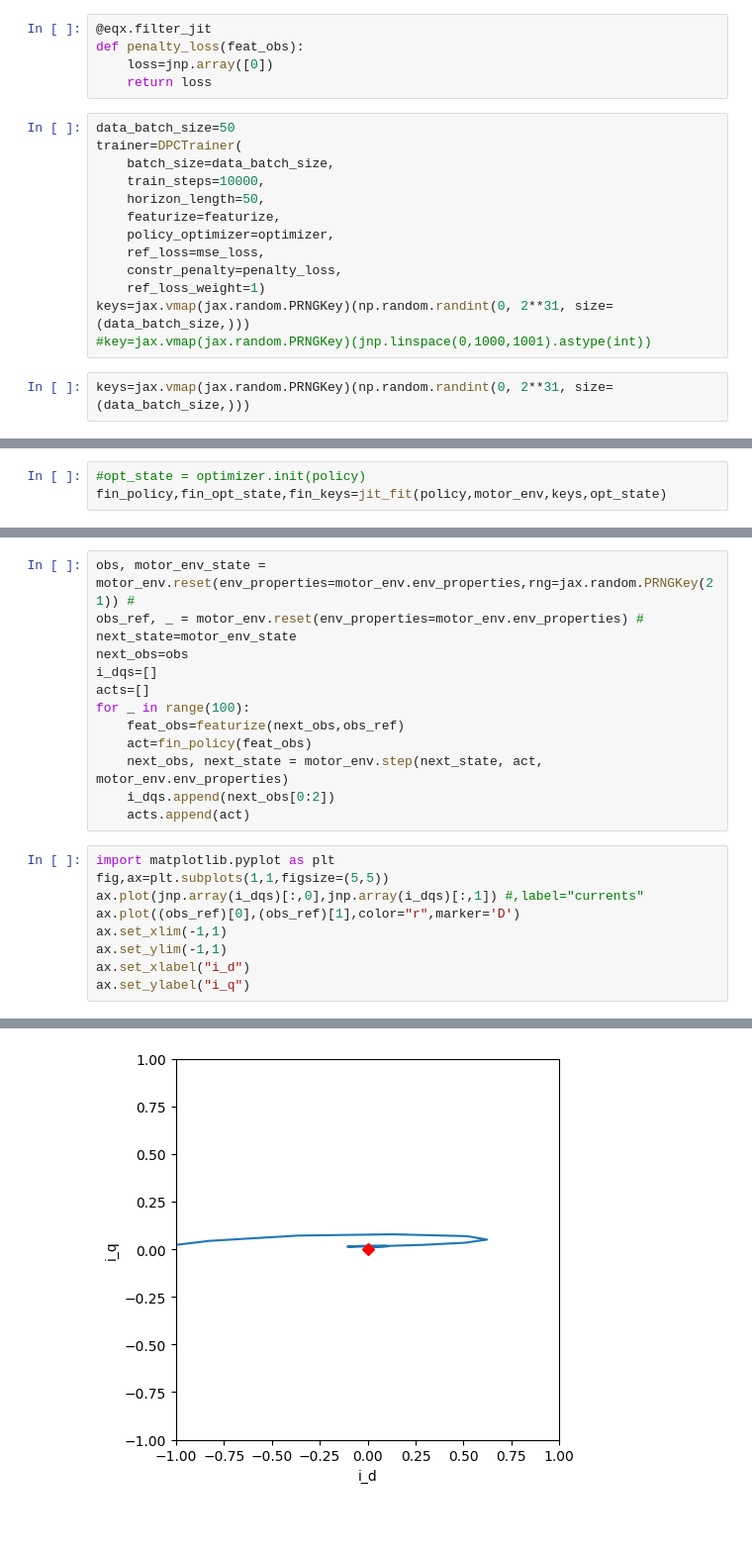
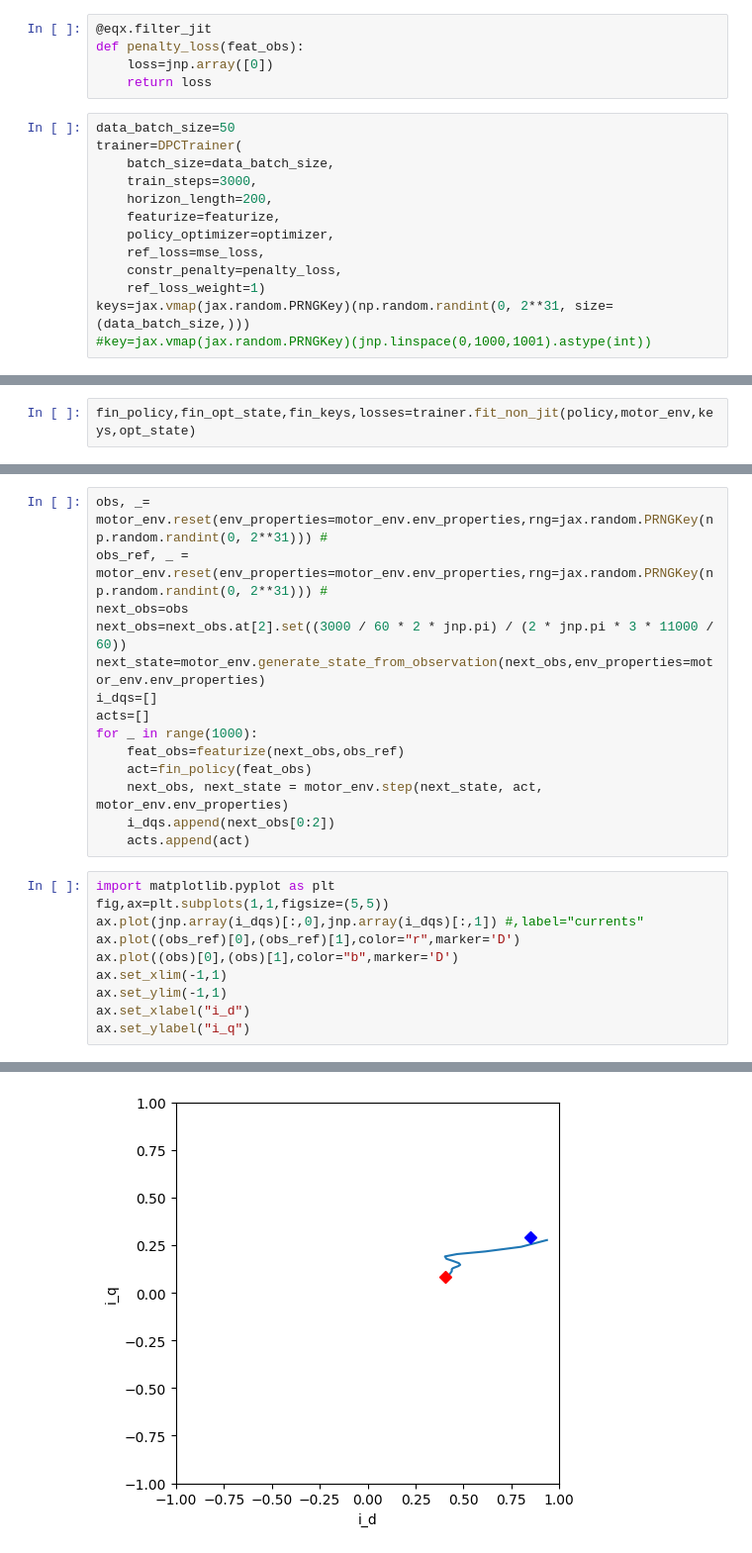
Before and after one commit to OliverSchw/dpc_project, a Jupyter notebook: dpc_control.ipynb, the cells around one changed output, grey strips where cells are left out. Shown at 99% size. Drawn from its saved outputs; the diff is of its cells as text; blank space fills up the shorter version.

Commit message:
added experiment with random init and ref for constant omega

```diff
--- a/dpc_control.ipynb
+++ b/dpc_control.ipynb
@@ -48,8 +46,8 @@ def penalty_loss(feat_obs):
 data_batch_size=50
 trainer=DPCTrainer(
     batch_size=data_batch_size,
-    train_steps=10000,
-    horizon_length=50,
+    train_steps=3000,
+    horizon_length=200,
     featurize=featurize,
     policy_optimizer=optimizer,
     ref_loss=mse_loss,
@@ -57,5 +55,3 @@ trainer=DPCTrainer(
     ref_loss_weight=1)
 keys=jax.vmap(jax.random.PRNGKey)(np.random.randint(0, 2**31, size=(data_batch_size,)))
 #key=jax.vmap(jax.random.PRNGKey)(jnp.linspace(0,1000,1001).astype(int))
-# %%
-keys=jax.vmap(jax.random.PRNGKey)(np.random.randint(0, 2**31, size=(data_batch_size,)))
@@ -64,3 +58,2 @@ jit_fit=eqx.filter_jit(trainer.fit)
 # %%
-#opt_state = optimizer.init(policy)
-fin_policy,fin_opt_state,fin_keys=jit_fit(policy,motor_env,keys,opt_state)
+fin_policy,fin_opt_state,fin_keys,losses=trainer.fit_non_jit(policy,motor_env,keys,opt_state)
@@ -67,11 +66,12 @@ fin_policy,fin_opt_state,fin_keys=jit_fit(policy,motor_env,keys,opt_state)
 # %%
-obs, motor_env_state = motor_env.reset(env_properties=motor_env.env_properties,rng=jax.random.PRNGKey(21)) #
-obs_ref, _ = motor_env.reset(env_properties=motor_env.env_properties) #
-next_state=motor_env_state
+obs, _= motor_env.reset(env_properties=motor_env.env_properties,rng=jax.random.PRNGKey(np.random.randint(0, 2**31))) #
+obs_ref, _ = motor_env.reset(env_properties=motor_env.env_properties,rng=jax.random.PRNGKey(np.random.randint(0, 2**31))) #
 next_obs=obs
+next_obs=next_obs.at[2].set((3000 / 60 * 2 * jnp.pi) / (2 * jnp.pi * 3 * 11000 / 60))
+next_state=motor_env.generate_state_from_observation(next_obs,env_properties=motor_env.env_properties)
 i_dqs=[]
 acts=[]
-for _ in range(100):
+for _ in range(1000):
     feat_obs=featurize(next_obs,obs_ref)
     act=fin_policy(feat_obs)
     next_obs, next_state = motor_env.step(next_state, act, motor_env.env_properties)
@@ -80,15 +80,16 @@ for _ in range(100):
 # %%
 import matplotlib.pyplot as plt
 fig,ax=plt.subplots(1,1,figsize=(5,5))
 ax.plot(jnp.array(i_dqs)[:,0],jnp.array(i_dqs)[:,1]) #,label="currents"
 ax.plot((obs_ref)[0],(obs_ref)[1],color="r",marker='D')
+ax.plot((obs)[0],(obs)[1],color="b",marker='D')
 ax.set_xlim(-1,1)
 ax.set_ylim(-1,1)
 ax.set_xlabel("i_d")
 ax.set_ylabel("i_q")
 # %% [output]
 Text(0, 0.5, 'i_q')
-[figure, old version]
+[figure, new version]
 # %%
 plt.plot(acts)
 # %% [output]
```
Also changed, not shown: parts of 9 cells of this notebook, 1 other file.
